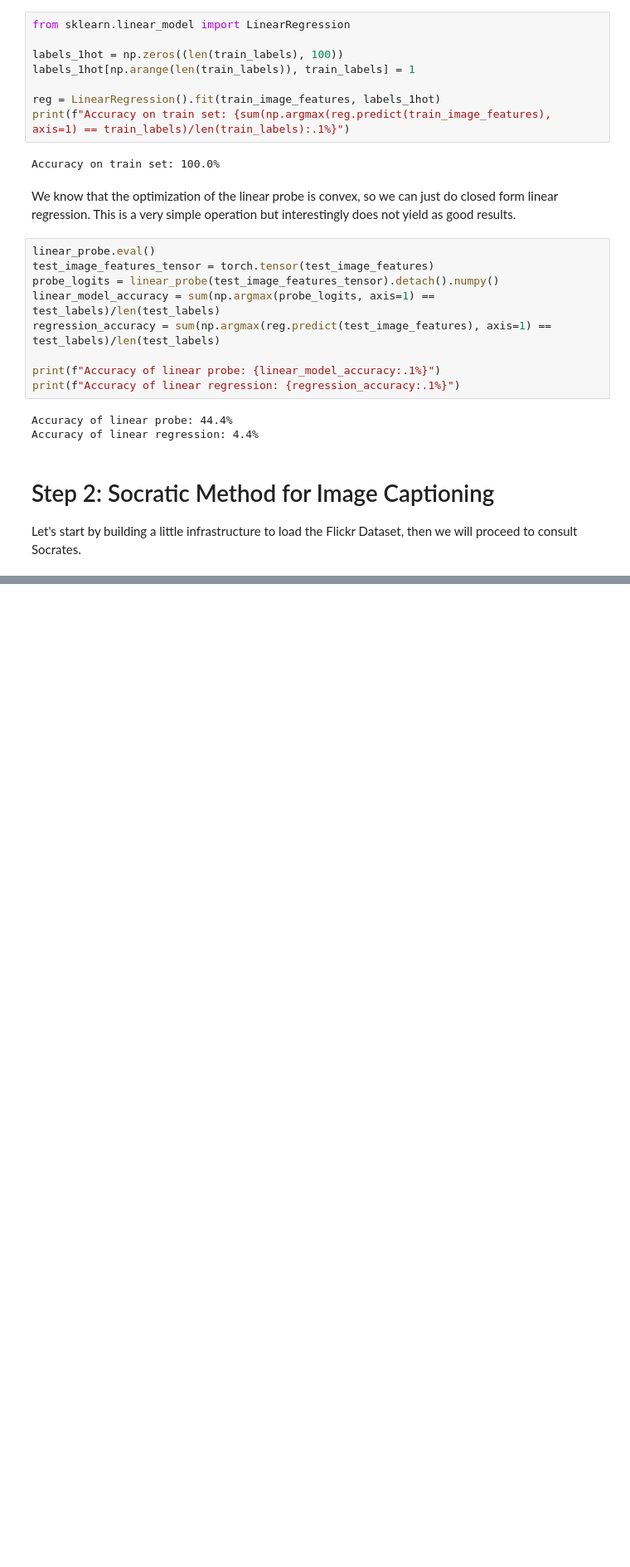
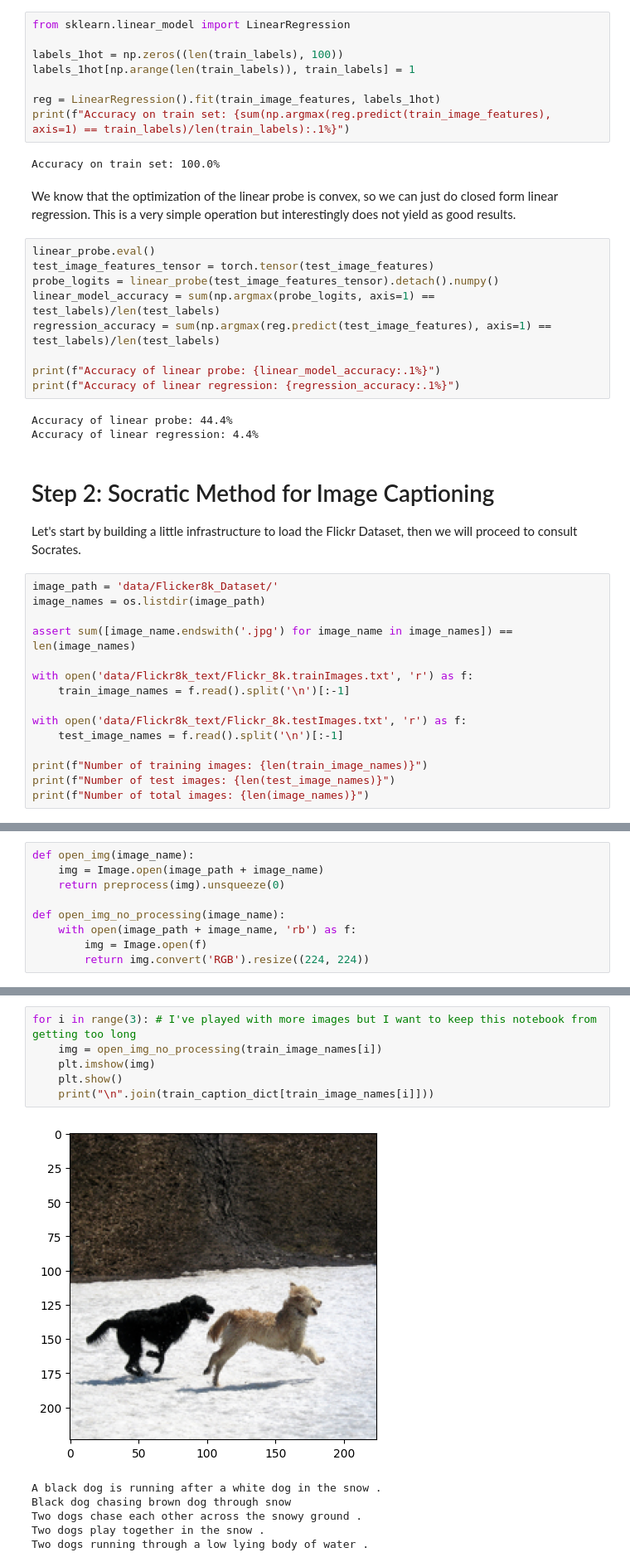
Before and after one commit to noahmfoster/MultiModalSocrates, a Jupyter notebook: MultimodalLearning.ipynb, the cells around one changed output, grey strips where cells are left out. Shown at 83% size. Saved outputs shown, nothing was run; the diff lists cells and outputs as text; blank space fills up the shorter version.

```diff
--- a/MultimodalLearning.ipynb
+++ b/MultimodalLearning.ipynb
@@ -467,3 +465,18 @@ Accuracy of linear regression: 4.4%
 # Step 2: Socratic Method for Image Captioning
 
 Let's start by building a little infrastructure to load the Flickr Dataset, then we will proceed to consult Socrates.
+# %%
+image_path = 'data/Flicker8k_Dataset/'
+image_names = os.listdir(image_path)
+
+assert sum([image_name.endswith('.jpg') for image_name in image_names]) == len(image_names)
+
+with open('data/Flickr8k_text/Flickr_8k.trainImages.txt', 'r') as f:
+    train_image_names = f.read().split('\n')[:-1]
+
+with open('data/Flickr8k_text/Flickr_8k.testImages.txt', 'r') as f:
+    test_image_names = f.read().split('\n')[:-1]
+
+print(f"Number of training images: {len(train_image_names)}")
+print(f"Number of test images: {len(test_image_names)}")
+print(f"Number of total images: {len(image_names)}")
@@ -469,0 +489,9 @@ Let's start by building a little infrastructure to load the Flickr Dataset, then
+# %%
+def open_img(image_name):
+    img = Image.open(image_path + image_name)
+    return preprocess(img).unsqueeze(0)
+
+def open_img_no_processing(image_name):
+    with open(image_path + image_name, 'rb') as f:
+        img = Image.open(f)
+        return img.convert('RGB').resize((224, 224))
@@ -469,0 +549,13 @@ Let's start by building a little infrastructure to load the Flickr Dataset, then
+# %%
+for i in range(3): # I've played with more images but I want to keep this notebook from getting too long
+    img = open_img_no_processing(train_image_names[i])
+    plt.imshow(img)
+    plt.show()
+    print("\n".join(train_caption_dict[train_image_names[i]]))
+# %% [output]
+[figure, added]
+A black dog is running after a white dog in the snow .
+Black dog chasing brown dog through snow
+Two dogs chase each other across the snowy ground .
+Two dogs play together in the snow .
+Two dogs running through a low lying body of water .
```
Also changed, not shown: parts of 28 cells of this notebook, 3 other files.
